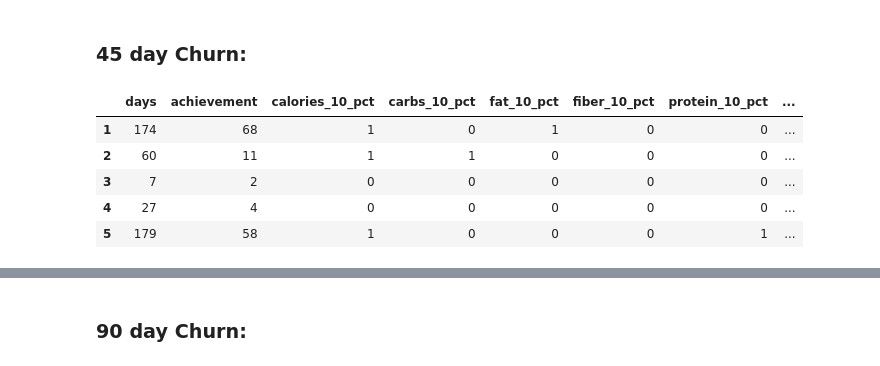
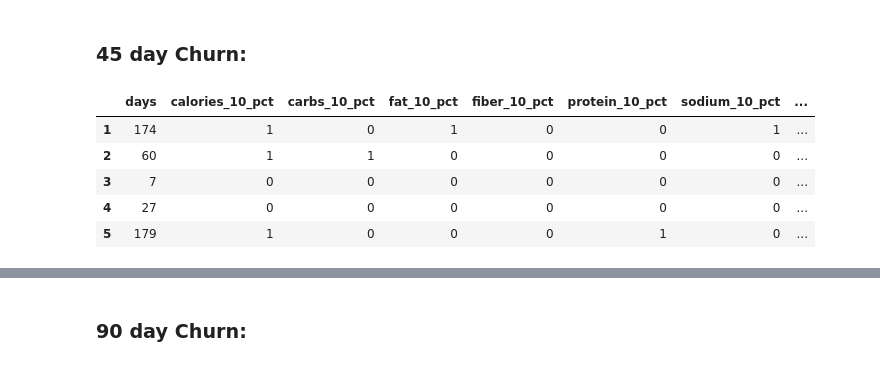
Before and after one commit to rokaandy/mfp-nutrition-survival-analysis, a Jupyter notebook: nutrition.ipynb, the cells around one changed output, grey strips where cells are left out. Drawn from its saved outputs; the diff is of its cells as text; code cells hidden in the pictures.

```diff
--- a/nutrition.ipynb
+++ b/nutrition.ipynb
@@ -165,14 +206,14 @@ survival = pd.merge(days, condense_df, left_index=True, right_index=True)
 nutrients = ['calories','carbs','fat','fiber','protein','sodium','sugar']
 
 for nutrient in nutrients:
-    total = survival[f'total_{nutrient}']
-    goal = survival[f'goal_{nutrient}']
-    survival[f'{nutrient}_10_pct'] = np.where(abs((total - goal) / goal) <= 0.1, 1, 0)
+    total = combine_df[f'total_{nutrient}']
+    goal = combine_df[f'goal_{nutrient}']
+    combine_df[f'{nutrient}_10_pct'] = np.where(abs((total - goal) / goal) <= 0.1, 1, 0)
 # %%
 x = ['goal_calories','goal_carbs','goal_fat','goal_fiber','goal_protein',
      'goal_sodium','goal_sugar','total_calories','total_carbs','total_fat',
      'total_fiber','total_protein','total_sodium','total_sugar','total_sum','goal_sum']
 
-survival_df = survival.drop(x, axis=1)
+survival_df = combine_df.drop(x, axis=1)
 # %%
 survival_df.head()
@@ -179,12 +227,10 @@ survival_df.head()
 # %% [markdown]
 ### 14 day Churn:
-# %%
-survival_df = pd.read_pickle('survival_df_base.pkl')
 # %%
 from lifelines import CoxPHFitter, KaplanMeierFitter
 from sklearn.model_selection import train_test_split
 # %%
-survival_df['14day_churn'] = np.where(survival_df['days'] <= 14, 1, 0)
+survival_df['15day_churn'] = np.where(survival_df['days'] <= 15, 1, 0)
 # %%
 survival_df.head()
 # %% [output]
@@ -260,15 +286,15 @@ cph.plot_covariate_groups('sodium_10_pct', [0, 2, 4, 8], cmap='coolwarm')
 ### 45 day Churn:
 # %%
 survival_df['45day_churn'] = np.where(survival_df['days'] <= 45, 1, 0)
-survival_df = survival_df.drop(['14day_churn'], axis=1)
+survival_df = survival_df.drop(['15day_churn'], axis=1)
 survival_df.head()
 # %% [output]
-|  | days | achievement | calories_10_pct | carbs_10_pct | fat_10_pct | fiber_10_pct | protein_10_pct | ... |
-| 1 | 174 | 68 | 1 | 0 | 1 | 0 | 0 | ... |
-| 2 | 60 | 11 | 1 | 1 | 0 | 0 | 0 | ... |
-| 3 | 7 | 2 | 0 | 0 | 0 | 0 | 0 | ... |
-| 4 | 27 | 4 | 0 | 0 | 0 | 0 | 0 | ... |
-| 5 | 179 | 58 | 1 | 0 | 0 | 0 | 1 | ... |
+|  | days | calories_10_pct | carbs_10_pct | fat_10_pct | fiber_10_pct | protein_10_pct | sodium_10_pct | ... |
+| 1 | 174 | 1 | 0 | 1 | 0 | 0 | 1 | ... |
+| 2 | 60 | 1 | 1 | 0 | 0 | 0 | 0 | ... |
+| 3 | 7 | 0 | 0 | 0 | 0 | 0 | 0 | ... |
+| 4 | 27 | 0 | 0 | 0 | 0 | 0 | 0 | ... |
+| 5 | 179 | 1 | 0 | 0 | 0 | 1 | 0 | ... |
 # %%
 fortyfive_days = cph.fit(survival_df, duration_col='days', event_col='45day_churn')
 fortyfive_days.print_summary()
```
Also changed, not shown: parts of 39 cells of this notebook, 1 other file.
